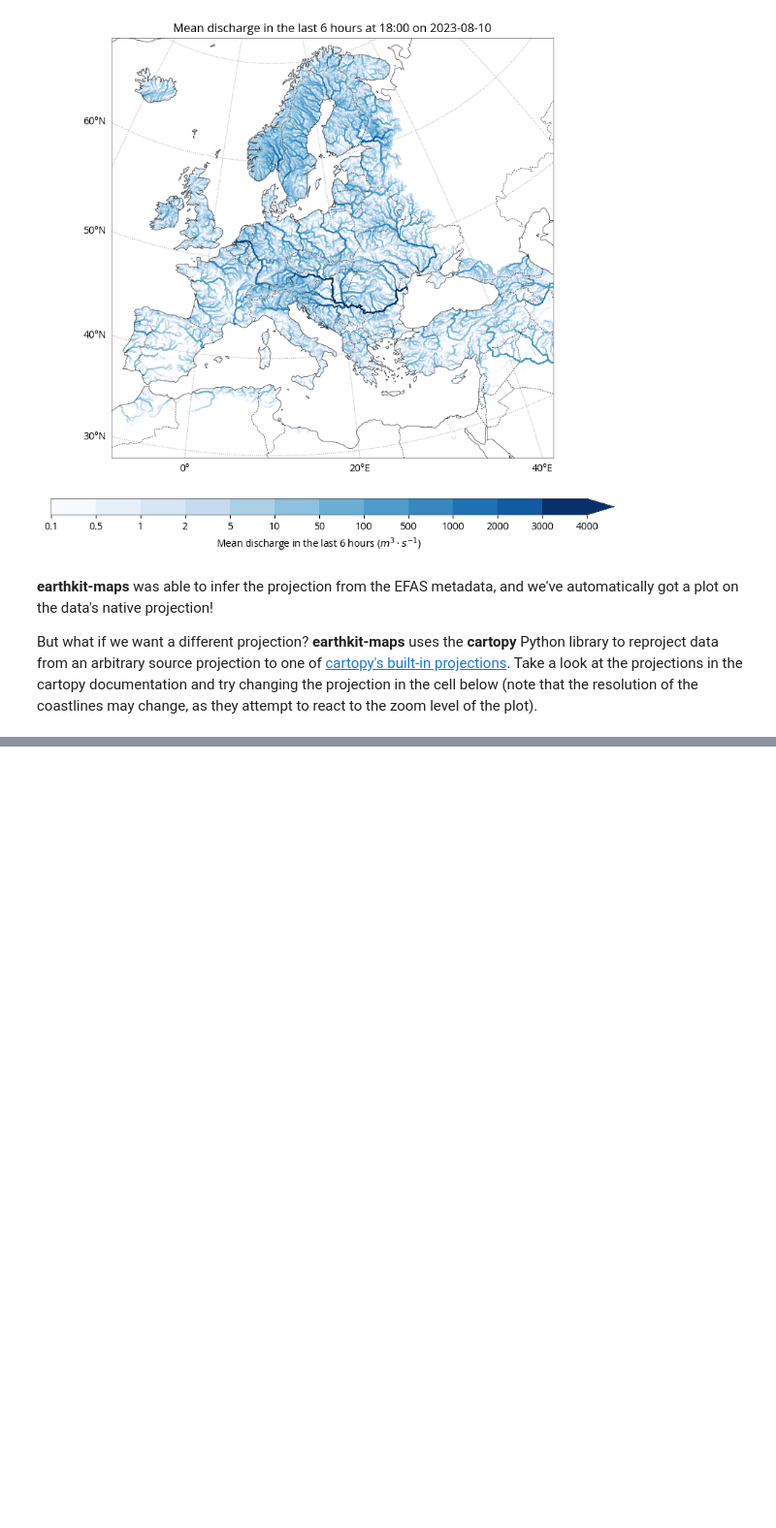
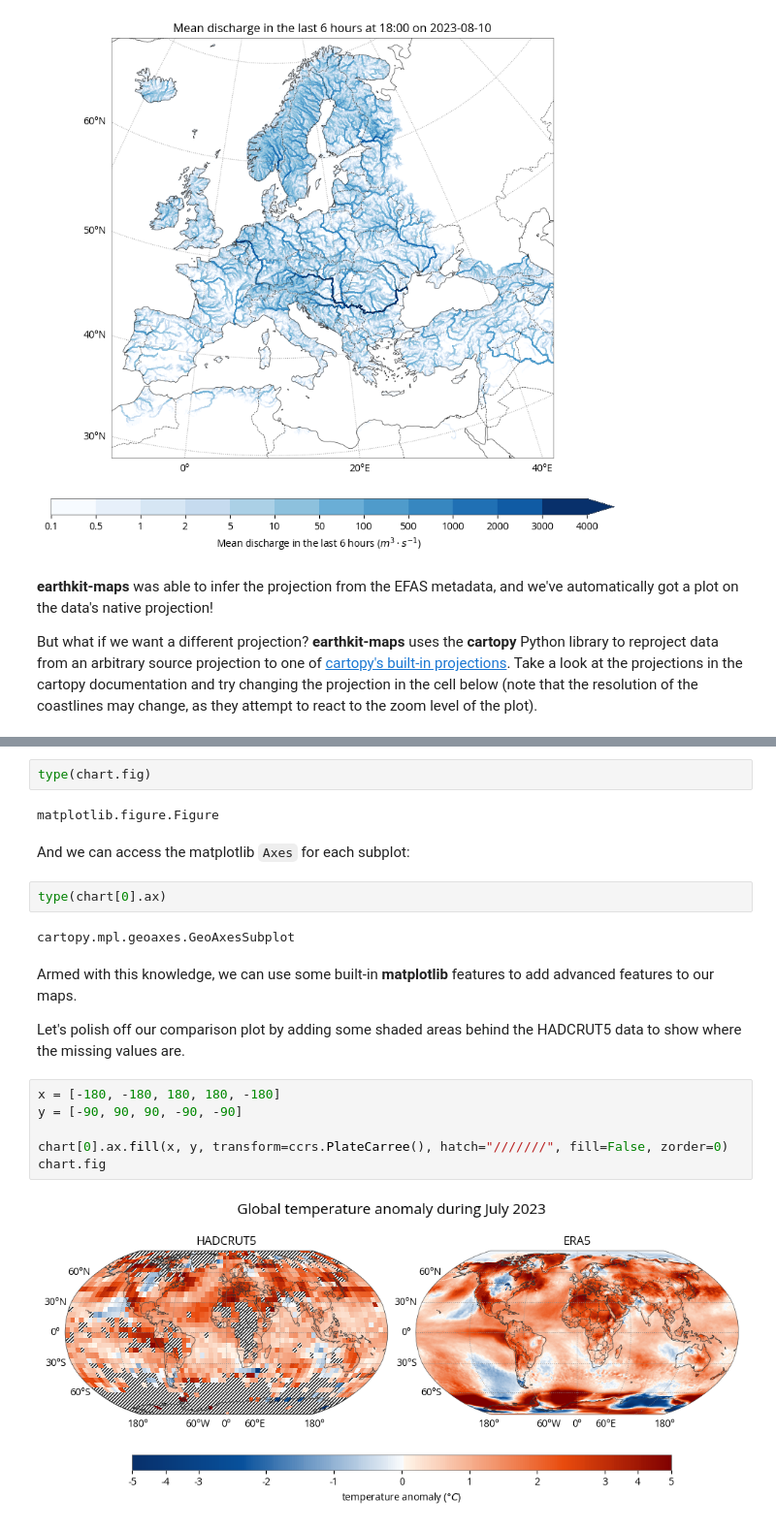
Before and after one commit to ecmwf-projects/c3s-ga-training, a Jupyter notebook: notebooks/02_visualisation_basics.ipynb, the cells around one changed output, grey strips where cells are left out. Shown at 97% size. Saved outputs shown, nothing was run; the diff lists cells and outputs as text; blank space fills up the shorter version.

Commit message:
Polishing notebooks for training dry run

```diff
--- a/notebooks/02_visualisation_basics.ipynb
+++ b/notebooks/02_visualisation_basics.ipynb
@@ -142,0 +239,22 @@ ek.maps.quickplot(efas_data.sel(variable="dis06"), crs=ccrs.NorthPolarStereo())
+# %%
+type(chart.fig)
+# %% [output]
+matplotlib.figure.Figure
+# %% [markdown]
+And we can access the matplotlib `Axes` for each subplot:
+# %%
+type(chart[0].ax)
+# %% [output]
+cartopy.mpl.geoaxes.GeoAxesSubplot
+# %% [markdown]
+Armed with this knowledge, we can use some built-in **matplotlib** features to add advanced features to our maps.
+
+Let's polish off our comparison plot by adding some shaded areas behind the HADCRUT5 data to show where the missing values are.
+# %%
+x = [-180, -180, 180, 180, -180]
+y = [-90, 90, 90, -90, -90]
+
+chart[0].ax.fill(x, y, transform=ccrs.PlateCarree(), hatch="///////", fill=False, zorder=0)
+chart.fig
+# %% [output]
+[figure, added]
```
Also changed, not shown: parts of 17 cells of this notebook, 1 other file.
